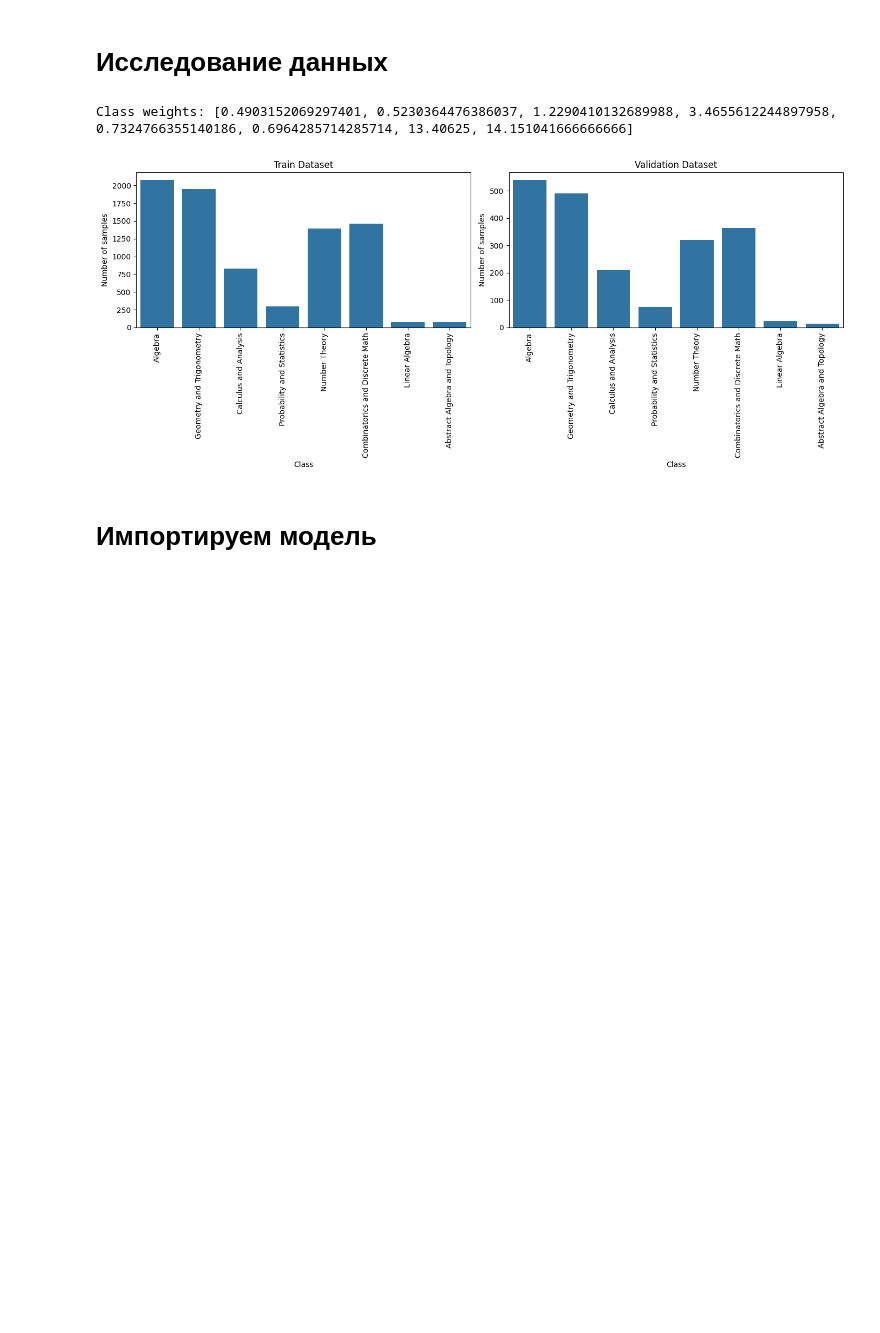
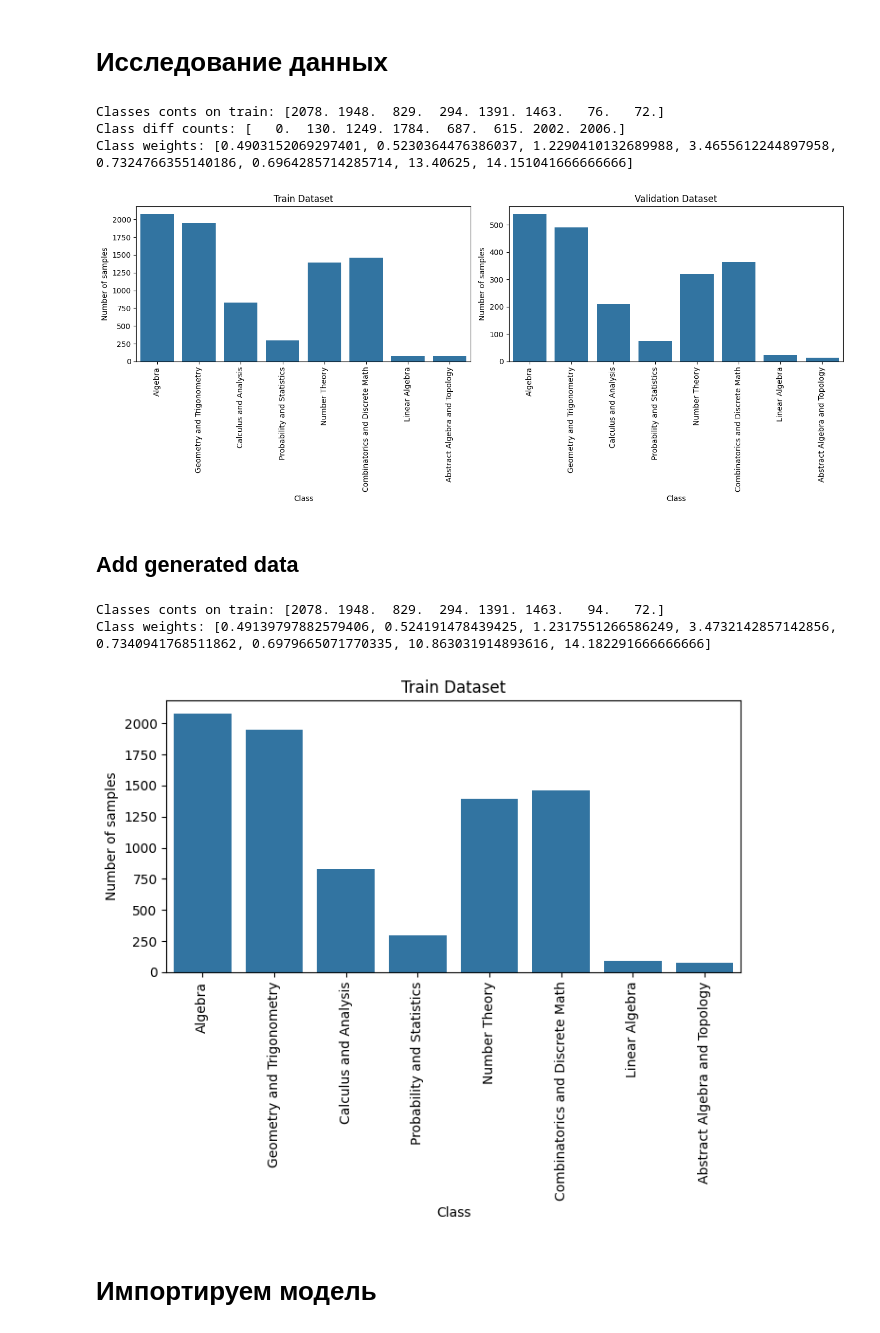
Before and after one commit to pavel-collab/SBT-kaggle-nlp, a Jupyter notebook: main.ipynb, the cells around one changed output. Drawn from its saved outputs; the diff is of its cells as text; code cells hidden in the pictures; blank space fills up the shorter version.

Commit message:
new dataset generation

```diff
--- a/main.ipynb
+++ b/main.ipynb
@@ -70,6 +70,9 @@ train_class_counts = np.zeros(n_classes)
 for idx, row in train_df.iterrows():
     label = row['label']
     train_class_counts[label] += 1
+
+print(f"Classes conts on train: {train_class_counts}")
+print(f"Class diff counts: {np.max(train_class_counts) - train_class_counts}")
 
 # Подсчитать количество изображений в каждом классе для валидационного набора данных
 val_class_counts = np.zeros(n_classes)
@@ -102,8 +105,46 @@ ax[1].tick_params(axis='x', rotation=90)
 plt.tight_layout()
 plt.show()
 # %% [output]
+Classes conts on train: [2078. 1948.  829.  294. 1391. 1463.   76.   72.]
+Class diff counts: [   0.  130. 1249. 1784.  687.  615. 2002. 2006.]
 Class weights: [0.4903152069297401, 0.5230364476386037, 1.2290410132689988, 3.4655612244897958, 0.7324766355140186, 0.6964285714285714, 13.40625, 14.151041666666666]
 [figure]
+# %% [markdown]
+## Add generated data
+# %%
+generated_df = pd.read_csv('./data/generated/generated_train.csv')
+generated_df = generated_df.rename(columns={'Question': 'text'})
+
+result_df = pd.concat([train_df, generated_df], ignore_index=True)
+# %%
+# Подсчитать количество изображений в каждом классе для обучающего набора данных
+train_class_counts = np.zeros(n_classes)
+for idx, row in result_df.iterrows():
+    label = row['label']
+    train_class_counts[label] += 1
+
+print(f"Classes conts on train: {train_class_counts}")
+
+# посчитаем веса для каждого класса
+new_class_weights = (sum(train_class_counts.tolist()) / (n_classes * train_class_counts)).tolist()
+print(f"Class weights: {new_class_weights}")
+
+# Создать barplot
+fig, ax = plt.subplots(1, 1, figsize=(7, 6))
+
+# Barplot для обучающего набора данных
+sns.barplot(x=classes_list, y=train_class_counts)
+ax.set_title('Train Dataset')
+ax.set_xlabel('Class')
+ax.set_ylabel('Number of samples')
+ax.tick_params(axis='x', rotation=90)
+
+plt.tight_layout()
+plt.show()
+# %% [output]
+Classes conts on train: [2078. 1948.  829.  294. 1391. 1463.   94.   72.]
+Class weights: [0.49139797882579406, 0.524191478439425, 1.2317551266586249, 3.4732142857142856, 0.7340941768511862, 0.6979665071770335, 10.863031914893616, 14.182291666666666]
+[figure, added]
 # %% [markdown]
 # Импортируем модель
 # %%
```
Also changed, not shown: 2 other files.
